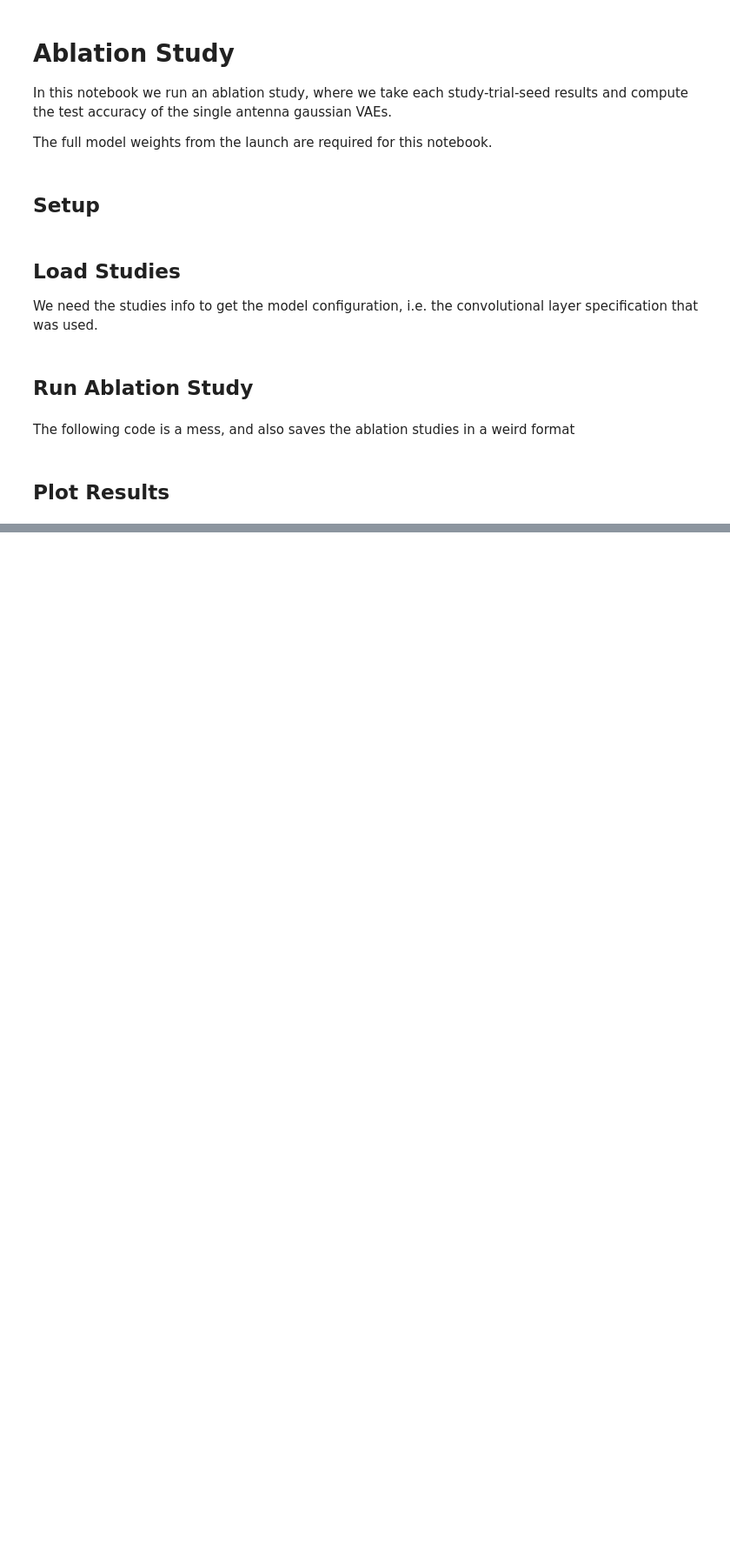
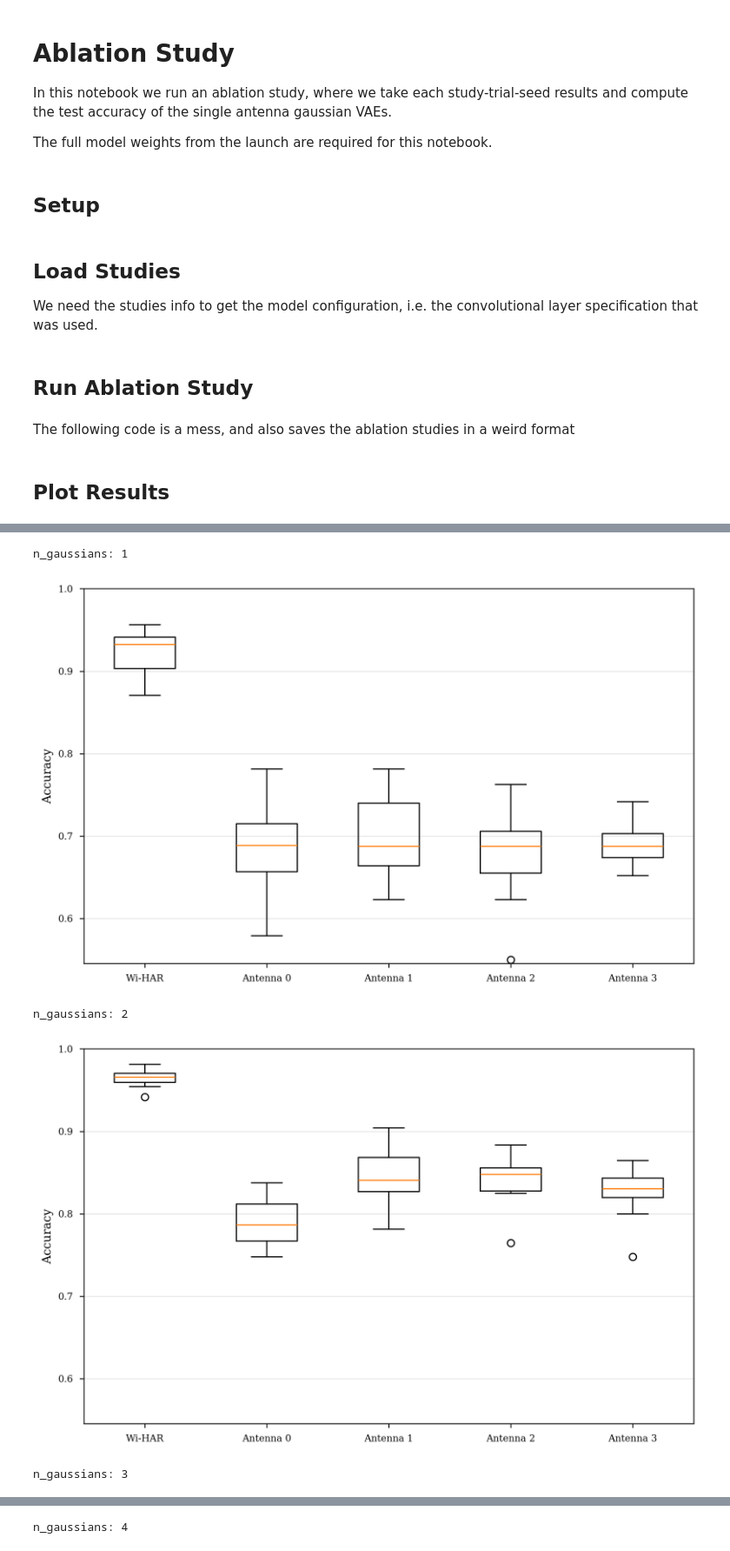
Before and after one commit to LucaCtt/csi-vae, a Jupyter notebook: notebooks/ablation_study.ipynb, the cells around one changed output, grey strips where cells are left out. Shown at 87% size. Drawn from its saved outputs; the diff is of its cells as text; code cells hidden in the pictures; blank space fills up the shorter version.

Commit message:
feat: Add ablation plots

```diff
--- a/notebooks/ablation_study.ipynb
+++ b/notebooks/ablation_study.ipynb
@@ -210,7 +235 @@ print(ablation_results.shape)
-# %%
-studies_files = sorted([f.name for f in LAUNCH_DIR.iterdir() if f.is_file() and f.suffix == ".sqlite"])
-studies = [
-    optuna.load_study(study_name=study.split(".")[0], storage=f"sqlite:///{LAUNCH_DIR / study}").trials_dataframe()
-    for study in studies_files
-]
 # %%
@@ -252,0 +266,52 @@ for i, study in enumerate(studies):
+# %%
+# Build plot payload from best_models_per_study and compute shared y-range
+plot_payload = []
+global_min, global_max = np.inf, -np.inf
+
+for study_info in best_models_per_study:
+    fusion_acc = np.asarray(list(study_info["fusion_accuracies"].values()), dtype=float)
+    antenna_acc = np.asarray(study_info["antennas_accuracies"], dtype=float)  # (n_antennas, n_seeds)
+
+    if fusion_acc.size == 0 or antenna_acc.size == 0:
+        continue
+
+    if antenna_acc.ndim == 1:
+        antenna_acc = antenna_acc[None, :]
+
+    data = [fusion_acc] + [antenna_acc[a, ~np.isnan(antenna_acc[a])] for a in range(antenna_acc.shape[0])]
+    labels = ["Wi-HAR"] + [f"Antenna {a}" for a in range(antenna_acc.shape[0])]
+
+    all_vals = np.concatenate([d.ravel() for d in data if d.size > 0])
+    if all_vals.size == 0:
+        continue
+
+    global_min = min(global_min, float(np.min(all_vals)))
+    global_max = max(global_max, float(np.max(all_vals)))
+
+    plot_payload.append((study_info, data, labels))
+
+if not plot_payload:
+    print("No data to plot from best_models_per_study.")
+else:
+    # Shared y-limits
+    ymax = 1.0
+    pad = 0.01 * (ymax - global_min) if ymax > global_min else 0.01
+    ymin = max(0.0, global_min - pad)
+
+    # Plot each study with identical y-scale
+    for study_info, data, labels in plot_payload:
+        print("n_gaussians:", study_info["n_gaussians"])
+        plt.figure(figsize=(8, 5))
+        plt.boxplot(data, tick_labels=labels)
+        plt.ylim(ymin, ymax)
+        plt.ylabel("Accuracy")
+        plt.grid(axis="y", alpha=0.3)
+        plt.tight_layout()
+        plt.savefig(PLOTS_DIR / f"ablation_study_l{study_info['n_gaussians']}.pdf")
+        plt.show()
+# %% [output]
+n_gaussians: 1
+[figure, added]
+n_gaussians: 2
+[figure, added]
+n_gaussians: 3
@@ -252,0 +319 @@ for i, study in enumerate(studies):
+n_gaussians: 4
```
Also changed, not shown: parts of 5 cells of this notebook, 4 other files.
